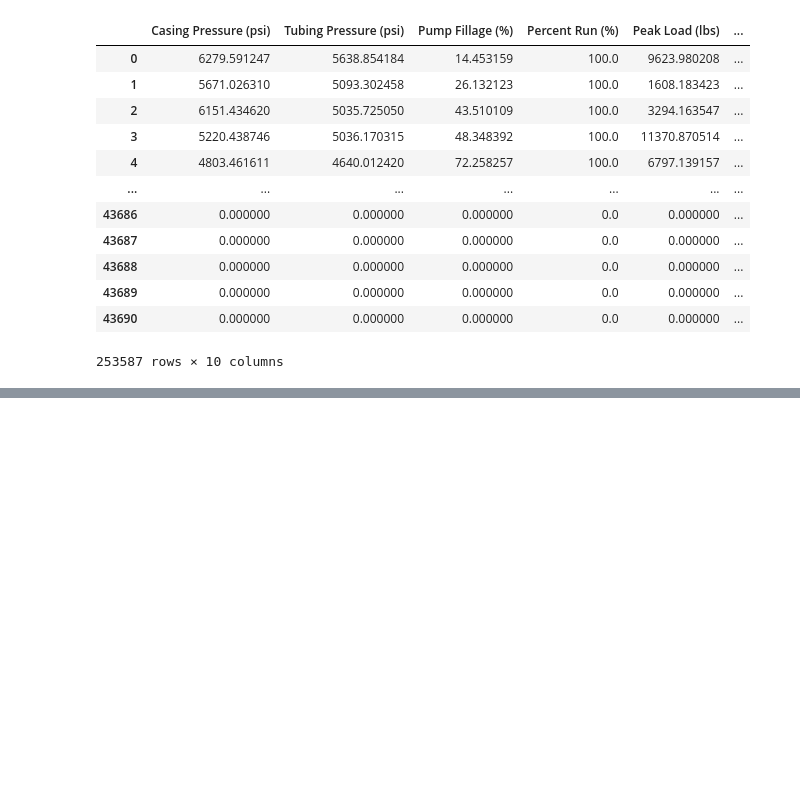
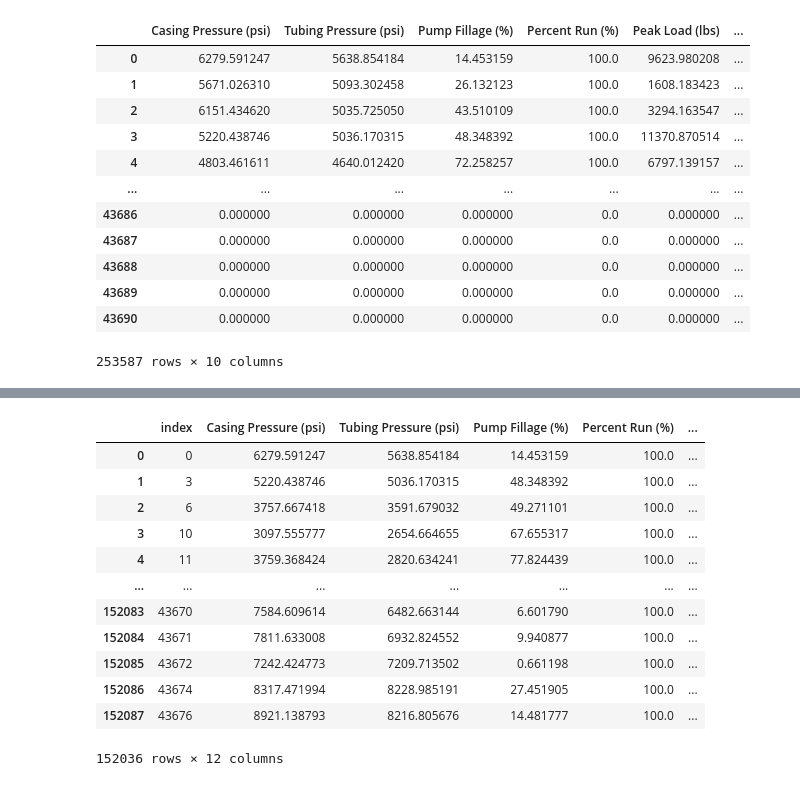
Before and after one commit to ethanzh/rod-pump-analysis, a Jupyter notebook: data_info.ipynb, the cells around one changed output, grey strips where cells are left out. Saved outputs shown, nothing was run; the diff lists cells and outputs as text; code cells hidden in the pictures; blank space fills up the shorter version.

```diff
--- a/data_info.ipynb
+++ b/data_info.ipynb
@@ -20,0 +98,16 @@ df
+# %%
+new_df.dropna(axis=0)
+# %% [output]
+|  | index | Casing Pressure (psi) | Tubing Pressure (psi) | Pump Fillage (%) | Percent Run (%) | ... |
+| 0 | 0 | 6279.591247 | 5638.854184 | 14.453159 | 100.0 | ... |
+| 1 | 3 | 5220.438746 | 5036.170315 | 48.348392 | 100.0 | ... |
+| 2 | 6 | 3757.667418 | 3591.679032 | 49.271101 | 100.0 | ... |
+| 3 | 10 | 3097.555777 | 2654.664655 | 67.655317 | 100.0 | ... |
+| 4 | 11 | 3759.368424 | 2820.634241 | 77.824439 | 100.0 | ... |
+| ... | ... | ... | ... | ... | ... | ... |
+| 152083 | 43670 | 7584.609614 | 6482.663144 | 6.601790 | 100.0 | ... |
+| 152084 | 43671 | 7811.633008 | 6932.824552 | 9.940877 | 100.0 | ... |
+| 152085 | 43672 | 7242.424773 | 7209.713502 | 0.661198 | 100.0 | ... |
+| 152086 | 43674 | 8317.471994 | 8228.985191 | 27.451905 | 100.0 | ... |
+| 152087 | 43676 | 8921.138793 | 8216.805676 | 14.481777 | 100.0 | ... |
+152036 rows × 12 columns
```
Also changed, not shown: parts of 9 cells of this notebook, 4 other files.
